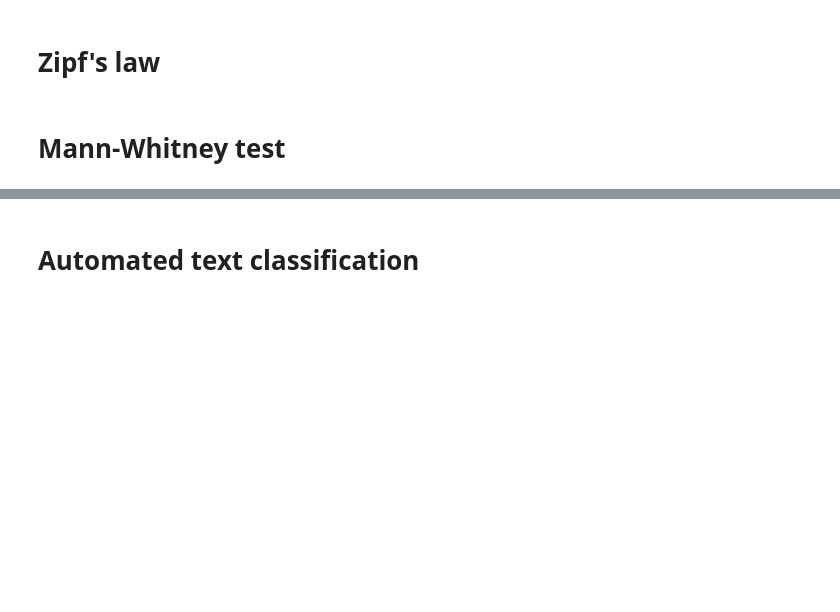
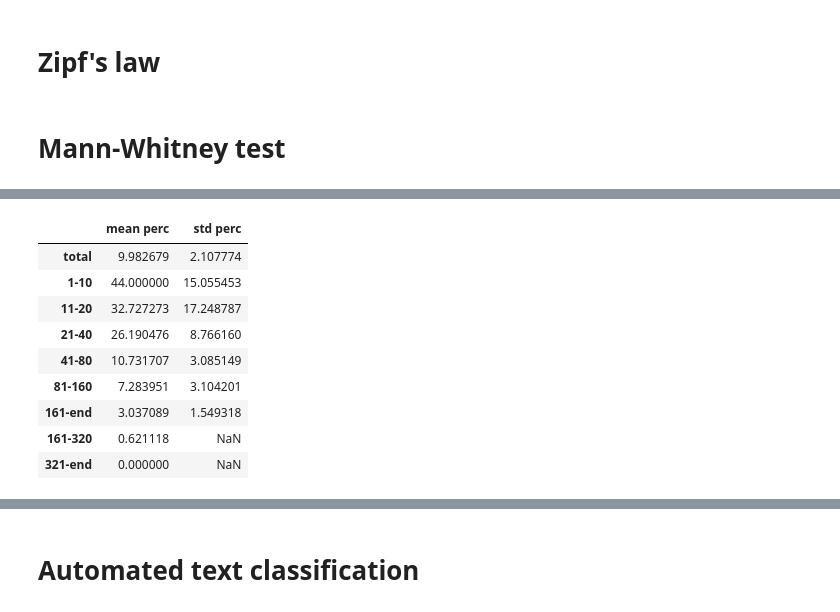
Before and after one commit to remvanthull/Thesis, a Jupyter notebook: Untitled2.ipynb, the cells around one changed output, grey strips where cells are left out. Saved outputs shown, nothing was run; the diff lists cells and outputs as text; code cells hidden in the pictures; blank space fills up the shorter version.

```diff
--- a/Untitled2.ipynb
+++ b/Untitled2.ipynb
@@ -736,0 +780,13 @@ def parameter_tests(size, start=0, times=10, n=10):
+# %%
+testing[1]
+# %% [output]
+|  | mean perc | std perc |
+| total | 9.982679 | 2.107774 |
+| 1-10 | 44.000000 | 15.055453 |
+| 11-20 | 32.727273 | 17.248787 |
+| 21-40 | 26.190476 | 8.766160 |
+| 41-80 | 10.731707 | 3.085149 |
+| 81-160 | 7.283951 | 3.104201 |
+| 161-end | 3.037089 | 1.549318 |
+| 161-320 | 0.621118 | NaN |
+| 321-end | 0.000000 | NaN |
```
Also changed, not shown: parts of 34 cells of this notebook.
